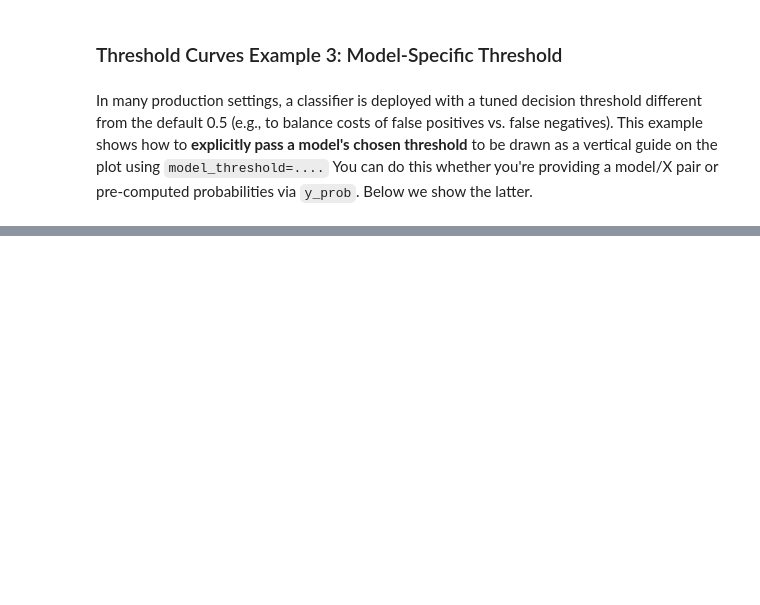
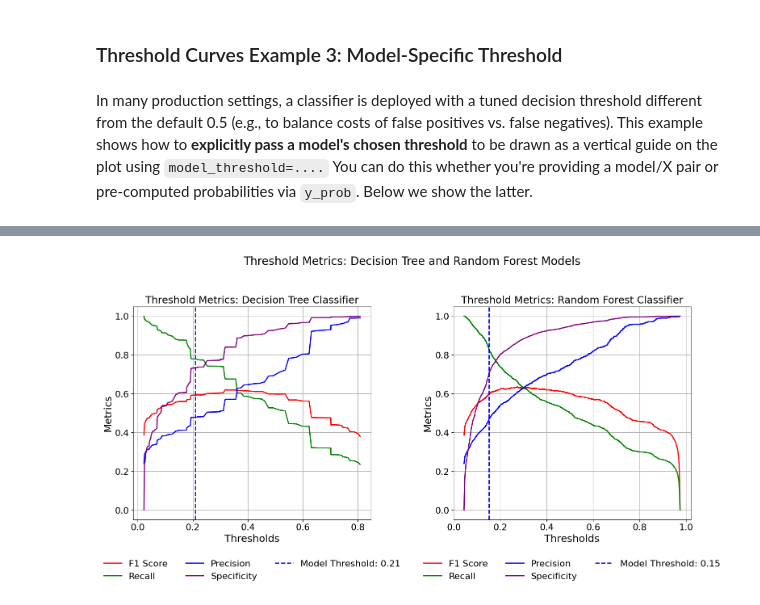
Before and after one commit to lshpaner/model_metrics, a Jupyter notebook: py_notebooks/model_evaluation_docs.ipynb, the cells around one changed output, grey strips where cells are left out. Cells and saved outputs as stored; diff of their text form; code cells hidden in the pictures; blank space fills up the shorter version.

```diff
--- a/py_notebooks/model_evaluation_docs.ipynb
+++ b/py_notebooks/model_evaluation_docs.ipynb
@@ -1695,34 +2010,36 @@ all_models_list = [
 # %%
 from model_metrics import plot_threshold_metrics
 
 # Example: Use precomputed probabilities but still highlight the model's tuned threshold.
 plot_threshold_metrics(
-    model_title=all_models_list,
+    model_title=all_models_list[1:3],
     y_prob=[
-        y_prob_lr,
         y_prob_dt,
         y_prob_rf,
     ],  # precomputed probabilities for the positive class
     y_test=y_test_ai,  # ground-truth labels
     baseline_thresh=False,  # hide the default 0.5 guide
-    model_threshold=[model_thresholds[name] for name in all_models_list],
+    model_threshold=[model_thresholds[name] for name in all_models_list[1:3]],
     # figsize=(14, 10),
-    tick_fontsize=14,
-    label_fontsize=16,
+    tick_fontsize=16,
+    label_fontsize=18,
     image_path_png=image_path_png,
     image_path_svg=image_path_svg,
     save_plot=True,
     threshold_kwgs={  # styling for the model-threshold vertical line
         "color": "blue",
         "linestyle": "--",
         "linewidth": 2,
     },
     curve_kwgs={  # styling for metric curves
         "linestyle": "-",
         "linewidth": 2,
     },
-    # text_wrap=40,
     n_rows=1,
+    suptitle="Threshold Metrics: Decision Tree and Random Forest Models",
     suptitle_y=1.05,
     subplots=True,
+    image_filename="threshold_metrics_subplot",
 )
+# %% [output]
+[figure, added]
```
Also changed, not shown: parts of 48 cells of this notebook, 2 other files.
